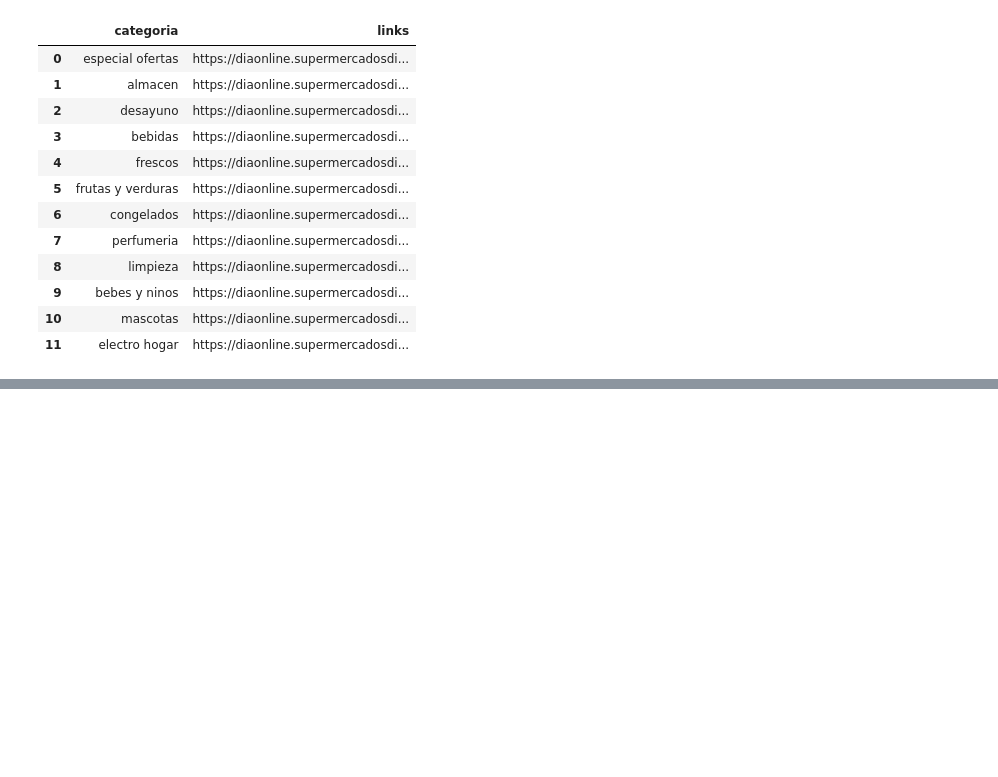
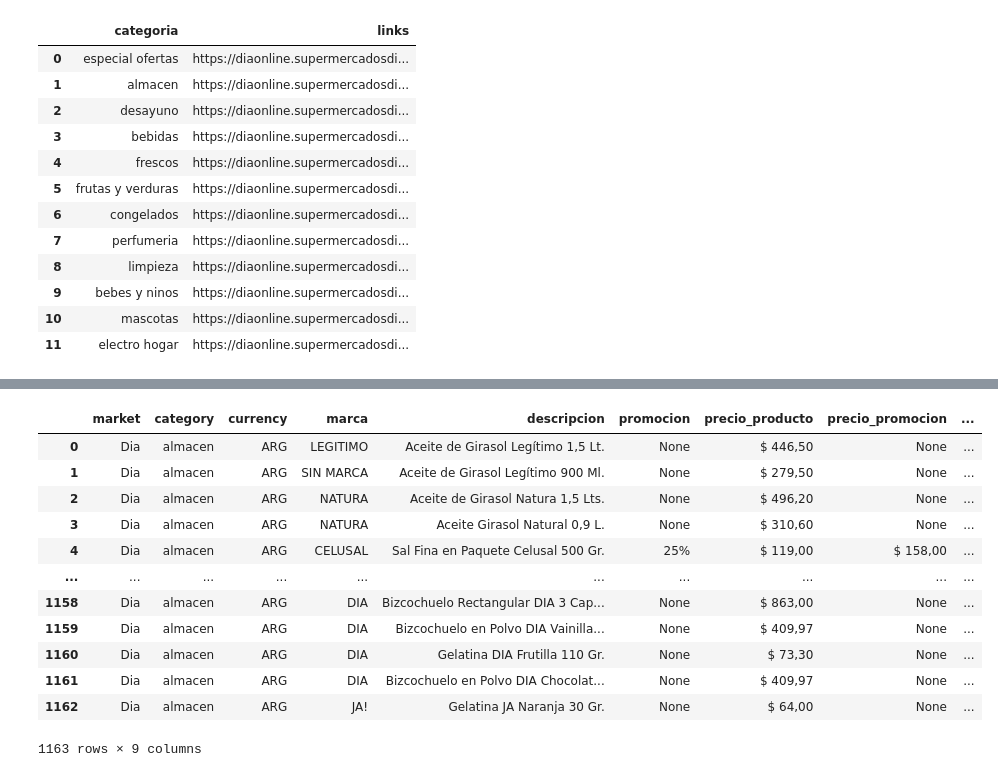
Before and after one commit to AgustinCdeCelis/market_project, a Jupyter notebook: working_files/dia.ipynb, the cells around one changed output, grey strips where cells are left out. Saved outputs shown, nothing was run; the diff lists cells and outputs as text; code cells hidden in the pictures; blank space fills up the shorter version.

```diff
--- a/working_files/dia.ipynb
+++ b/working_files/dia.ipynb
@@ -278,0 +389,16 @@ df
+# %%
+df[df['category']=='almacen']
+# %% [output]
+|  | market | category | currency | marca | descripcion | promocion | precio_producto | precio_promocion | ... |
+| 0 | Dia | almacen | ARG | LEGITIMO | Aceite de Girasol Legítimo 1,5 Lt. | None | $ 446,50 | None | ... |
+| 1 | Dia | almacen | ARG | SIN MARCA | Aceite de Girasol Legítimo 900 Ml. | None | $ 279,50 | None | ... |
+| 2 | Dia | almacen | ARG | NATURA | Aceite de Girasol Natura 1,5 Lts. | None | $ 496,20 | None | ... |
+| 3 | Dia | almacen | ARG | NATURA | Aceite Girasol Natural 0,9 L. | None | $ 310,60 | None | ... |
+| 4 | Dia | almacen | ARG | CELUSAL | Sal Fina en Paquete Celusal 500 Gr. | 25% | $ 119,00 | $ 158,00 | ... |
+| ... | ... | ... | ... | ... | ... | ... | ... | ... | ... |
+| 1158 | Dia | almacen | ARG | DIA | Bizcochuelo Rectangular DIA 3 Cap... | None | $ 863,00 | None | ... |
+| 1159 | Dia | almacen | ARG | DIA | Bizcochuelo en Polvo DIA Vainilla... | None | $ 409,97 | None | ... |
+| 1160 | Dia | almacen | ARG | DIA | Gelatina DIA Frutilla 110 Gr. | None | $ 73,30 | None | ... |
+| 1161 | Dia | almacen | ARG | DIA | Bizcochuelo en Polvo DIA Chocolat... | None | $ 409,97 | None | ... |
+| 1162 | Dia | almacen | ARG | JA! | Gelatina JA Naranja 30 Gr. | None | $ 64,00 | None | ... |
+1163 rows × 9 columns
```
Also changed, not shown: parts of 6 cells of this notebook, 2 other files.
